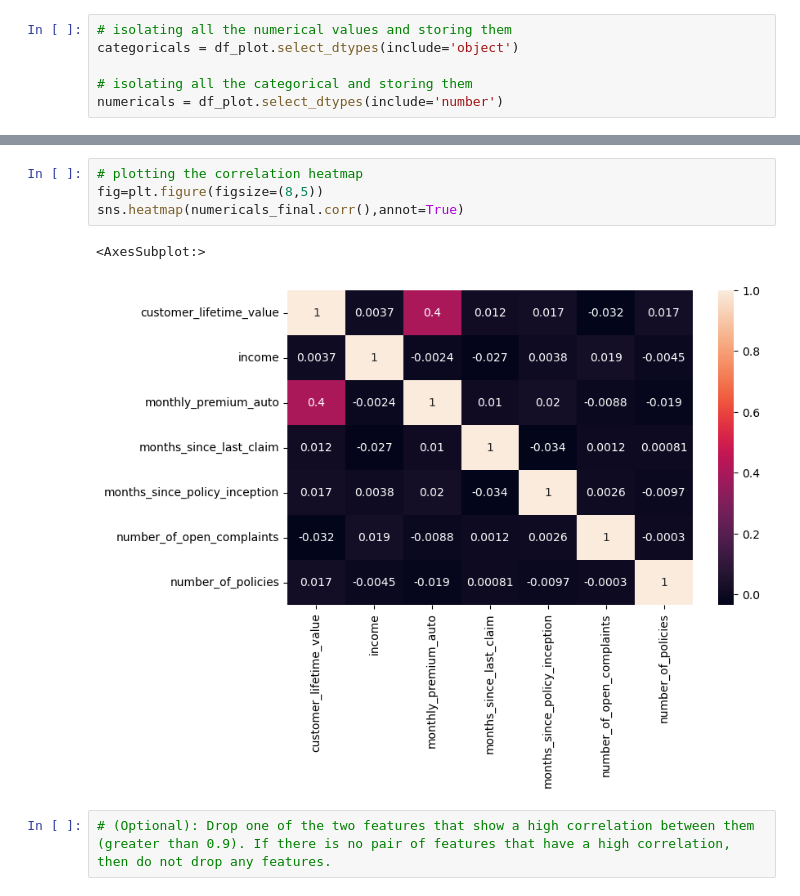
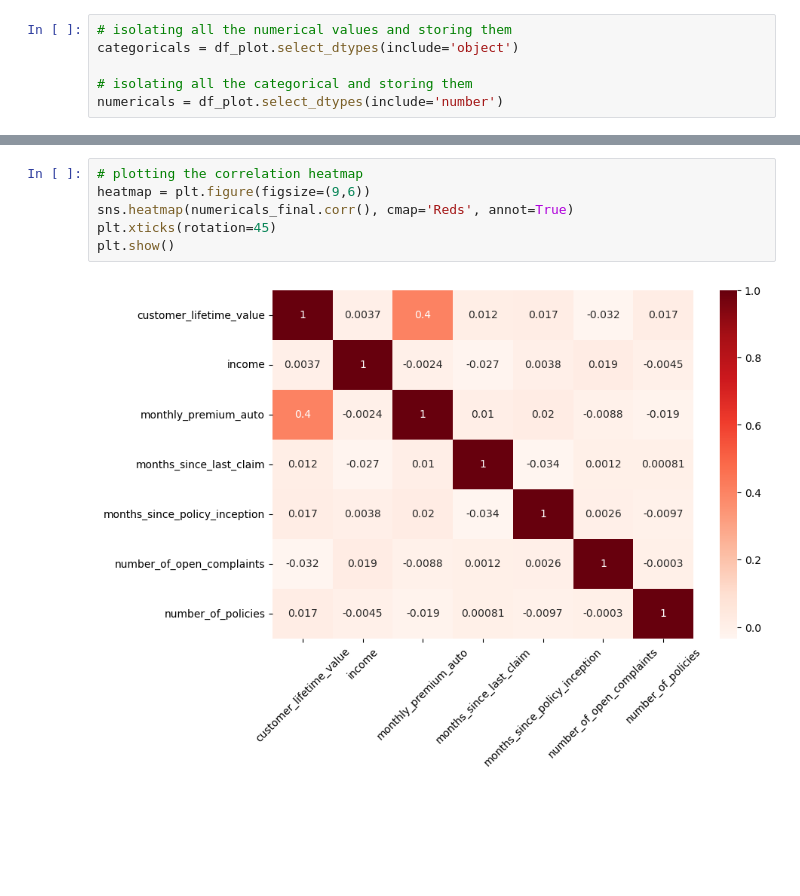
Before and after one commit to LaurensDu/IH_Labs_submissions_Laurens, a Jupyter notebook: week_2/lab_customer_analysis_case_study.ipynb, the cells around one changed output, grey strips where cells are left out. Saved outputs shown, nothing was run; the diff lists cells and outputs as text; blank space fills up the shorter version.

```diff
--- a/week_2/lab_customer_analysis_case_study.ipynb
+++ b/week_2/lab_customer_analysis_case_study.ipynb
@@ -366,10 +338,9 @@ sns.pairplot(numericals_final)
 [figure]
 # %%
 # plotting the correlation heatmap
-fig=plt.figure(figsize=(8,5))
-sns.heatmap(numericals_final.corr(),annot=True)
+heatmap = plt.figure(figsize=(9,6))
+sns.heatmap(numericals_final.corr(), cmap='Reds', annot=True)
+plt.xticks(rotation=45)
+plt.show()
 # %% [output]
-<AxesSubplot:>
-[figure, old version]
+[figure, new version]
-# %%
-# (Optional): Drop one of the two features that show a high correlation between them (greater than 0.9). If there is no pair of features that have a high correlation, then do not drop any features.
```
Also changed, not shown: parts of 19 cells of this notebook.
